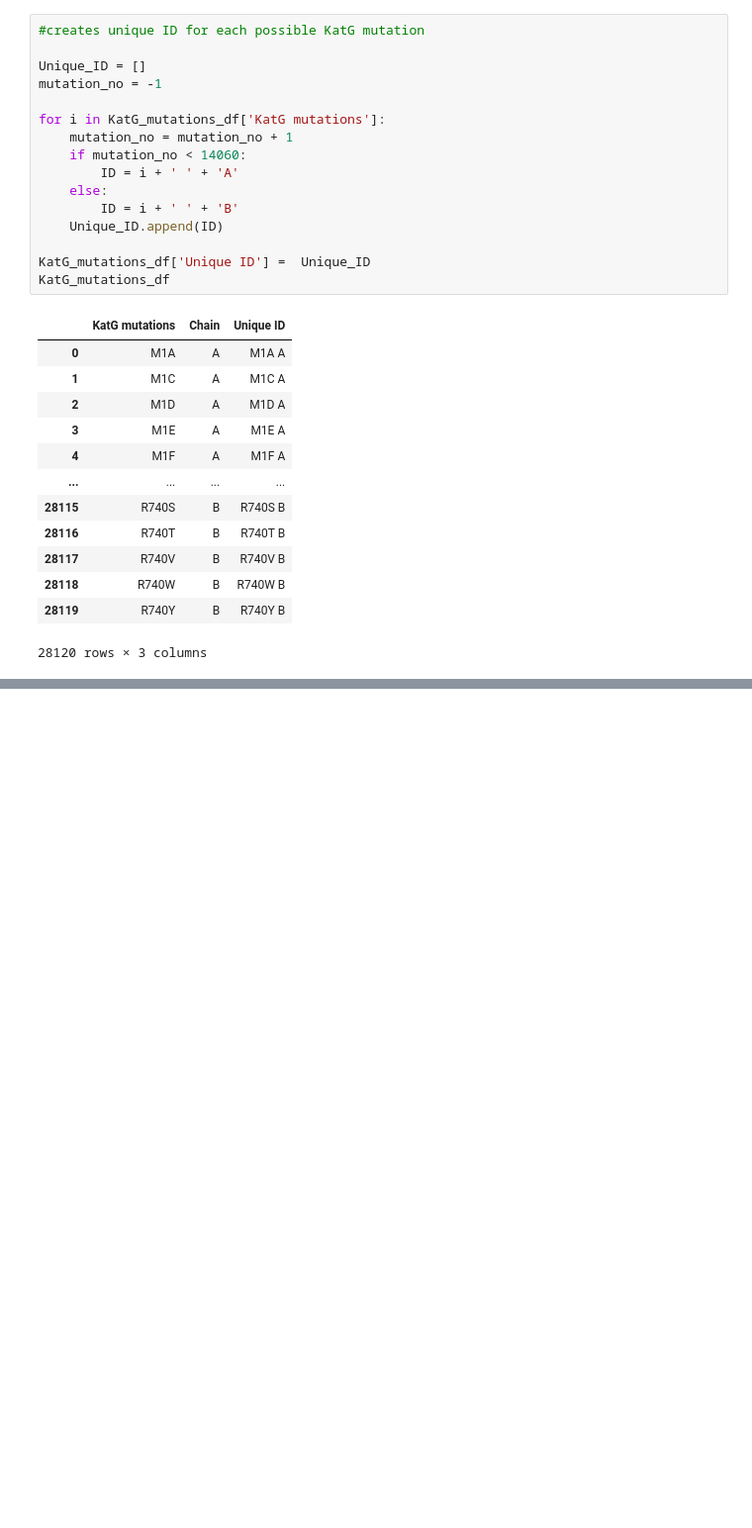
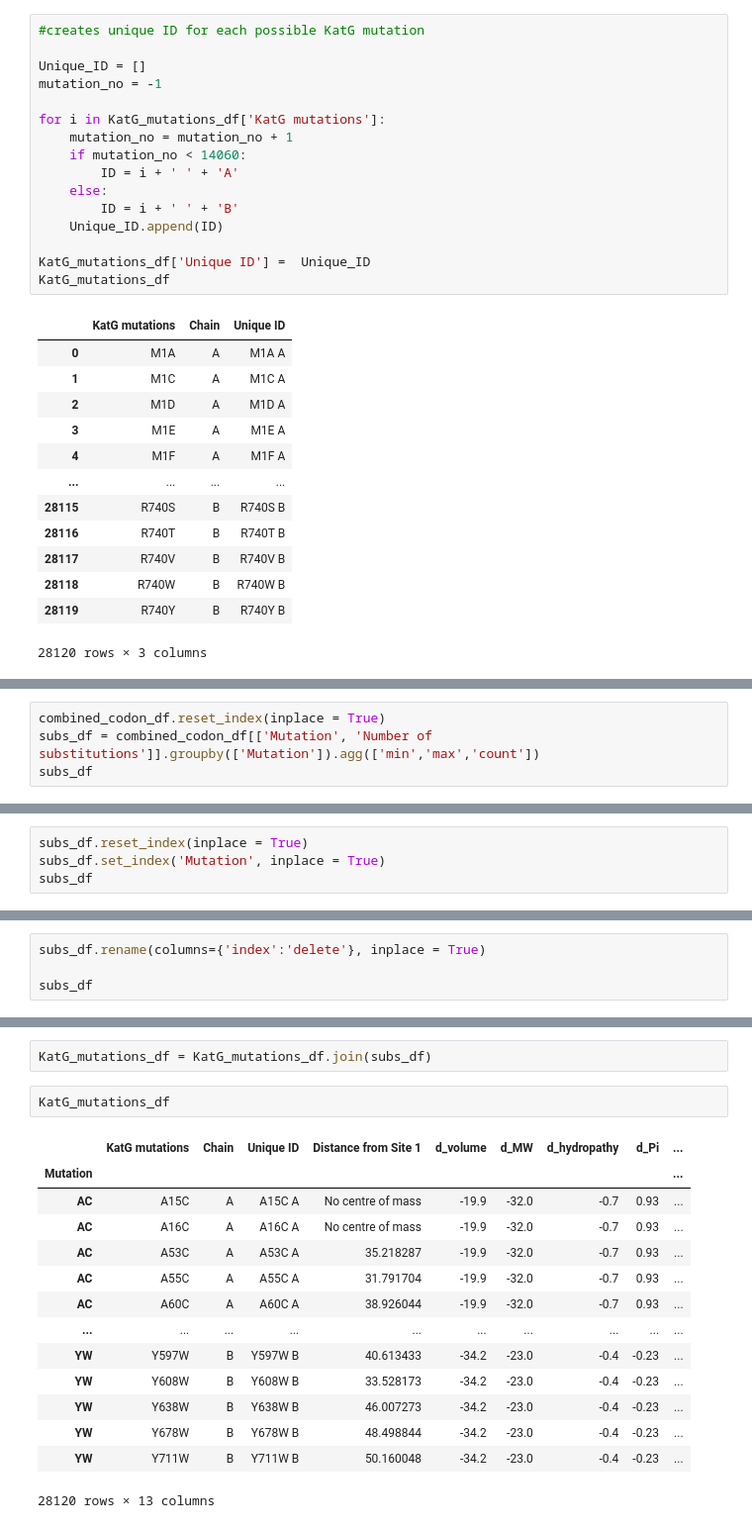
Before and after one commit to fowler-lab/Inh_resistance, a Jupyter notebook: KatG_mutation_characteristics.ipynb, the cells around one changed output, grey strips where cells are left out. Shown: that part at 99% size. Saved outputs shown, nothing was run; the diff lists cells and outputs as text; blank space fills up the shorter version.

```diff
--- a/KatG_mutation_characteristics.ipynb
+++ b/KatG_mutation_characteristics.ipynb
@@ -659,0 +1012,4 @@ RY
+# %%
+combined_codon_df.reset_index(inplace = True)
+subs_df = combined_codon_df[['Mutation', 'Number of substitutions']].groupby(['Mutation']).agg(['min','max','count'])
+subs_df
@@ -659,0 +1032,4 @@ RY
+# %%
+subs_df.reset_index(inplace = True)
+subs_df.set_index('Mutation', inplace = True)
+subs_df
@@ -659,0 +1052,4 @@ RY
+# %%
+subs_df.rename(columns={'index':'delete'}, inplace = True)
+
+subs_df
@@ -659,0 +1072,19 @@ RY
+# %%
+KatG_mutations_df = KatG_mutations_df.join(subs_df)
+# %%
+KatG_mutations_df
+# %% [output]
+|  | KatG mutations | Chain | Unique ID | Distance from Site 1 | d_volume | d_MW | d_hydropathy | d_Pi | ... |
+| Mutation |  |  |  |  |  |  |  |  | ... |
+| AC | A15C | A | A15C A | No centre of mass | -19.9 | -32.0 | -0.7 | 0.93 | ... |
+| AC | A16C | A | A16C A | No centre of mass | -19.9 | -32.0 | -0.7 | 0.93 | ... |
+| AC | A53C | A | A53C A | 35.218287 | -19.9 | -32.0 | -0.7 | 0.93 | ... |
+| AC | A55C | A | A55C A | 31.791704 | -19.9 | -32.0 | -0.7 | 0.93 | ... |
+| AC | A60C | A | A60C A | 38.926044 | -19.9 | -32.0 | -0.7 | 0.93 | ... |
+| ... | ... | ... | ... | ... | ... | ... | ... | ... | ... |
+| YW | Y597W | B | Y597W B | 40.613433 | -34.2 | -23.0 | -0.4 | -0.23 | ... |
+| YW | Y608W | B | Y608W B | 33.528173 | -34.2 | -23.0 | -0.4 | -0.23 | ... |
+| YW | Y638W | B | Y638W B | 46.007273 | -34.2 | -23.0 | -0.4 | -0.23 | ... |
+| YW | Y678W | B | Y678W B | 48.498844 | -34.2 | -23.0 | -0.4 | -0.23 | ... |
+| YW | Y711W | B | Y711W B | 50.160048 | -34.2 | -23.0 | -0.4 | -0.23 | ... |
+28120 rows × 13 columns
```
Also changed, not shown: parts of 51 cells of this notebook.
